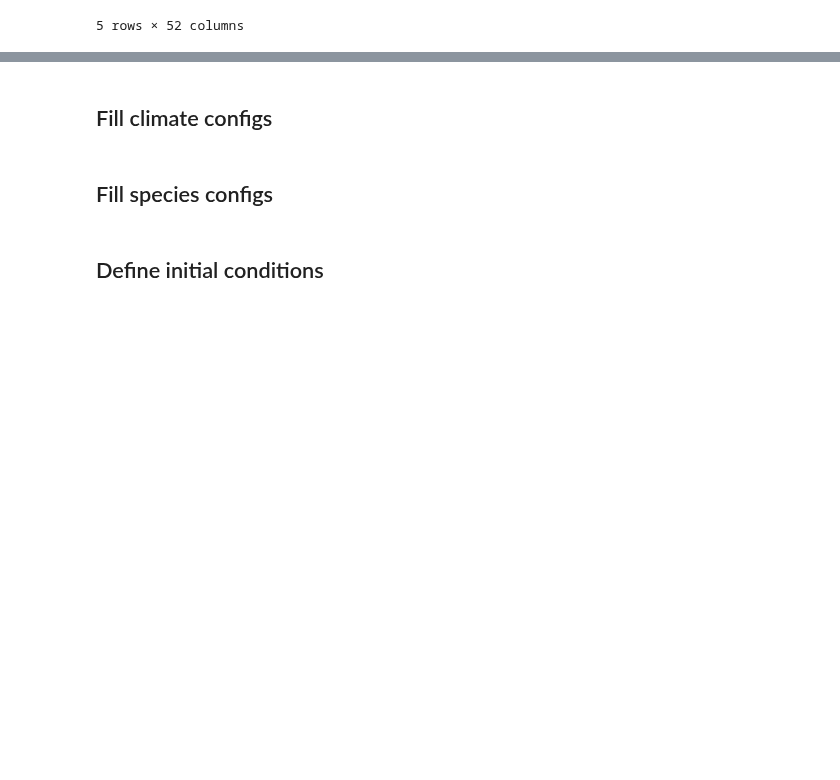
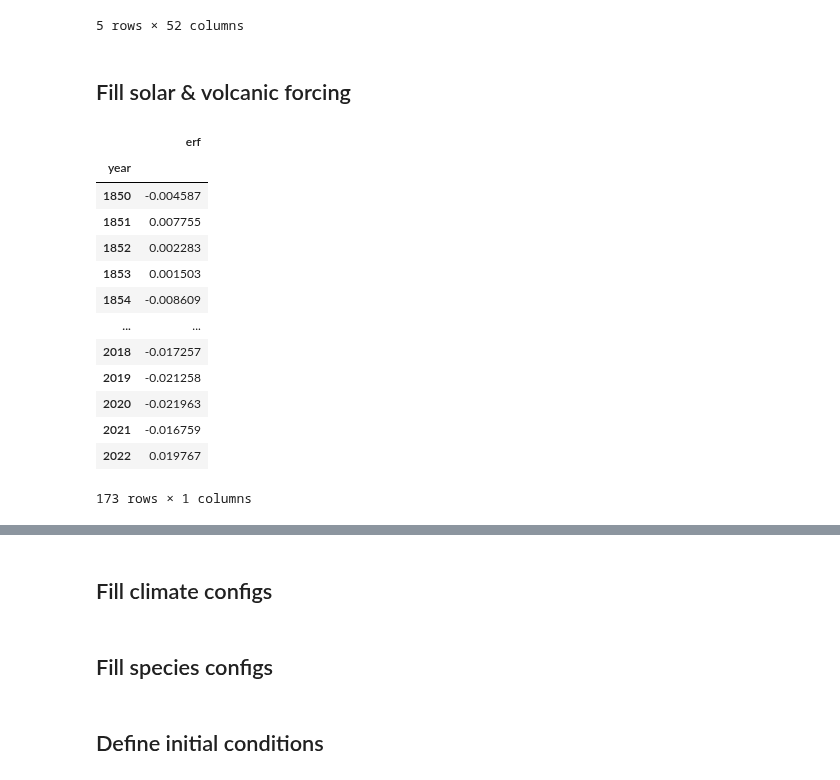
Before and after one commit to ericasimon16/woodwell_internship, a Jupyter notebook: FaIR_hist.ipynb, the cells around one changed output, grey strips where cells are left out. Cells and saved outputs as stored; diff of their text form; code cells hidden in the pictures; blank space fills up the shorter version.

```diff
--- a/FaIR_hist.ipynb
+++ b/FaIR_hist.ipynb
@@ -78,0 +202,7 @@ for column in df_conc:
+# %% [markdown]
+## Fill solar & volcanic forcing
+# %%
+solar_obj = pooch.retrieve(
+    url = 'https://raw.githubusercontent.com/chrisroadmap/fair-add-hfc/main/data/solar_erf_timebounds.csv',
+    known_hash = 'md5:98f6f4c5309d848fea89803683441acf',
+)
@@ -78,0 +214,30 @@ for column in df_conc:
+# %%
+df_solar = pd.read_csv(solar_obj, index_col="year")
+df_volcanic = pd.read_csv(volcanic_obj, index_col="timebounds")
+# %%
+# only want years 1850-2022
+s_yr_list = list(range(1750, 1850))
+s_yr_list.extend(list(range(2023, 2301)))
+
+v_yr_list = list(range(1750, 1850))
+v_yr_list.extend(list(range(2023, 2102)))
+
+df_solar = df_solar.drop(s_yr_list)
+df_volcanic = df_volcanic.drop(v_yr_list)
+# %%
+df_solar
+# %% [output]
+|  | erf |
+| year |  |
+| 1850 | -0.004587 |
+| 1851 | 0.007755 |
+| 1852 | 0.002283 |
+| 1853 | 0.001503 |
+| 1854 | -0.008609 |
+| ... | ... |
+| 2018 | -0.017257 |
+| 2019 | -0.021258 |
+| 2020 | -0.021963 |
+| 2021 | -0.016759 |
+| 2022 | 0.019767 |
+173 rows × 1 columns
```
Also changed, not shown: parts of 50 cells of this notebook.
